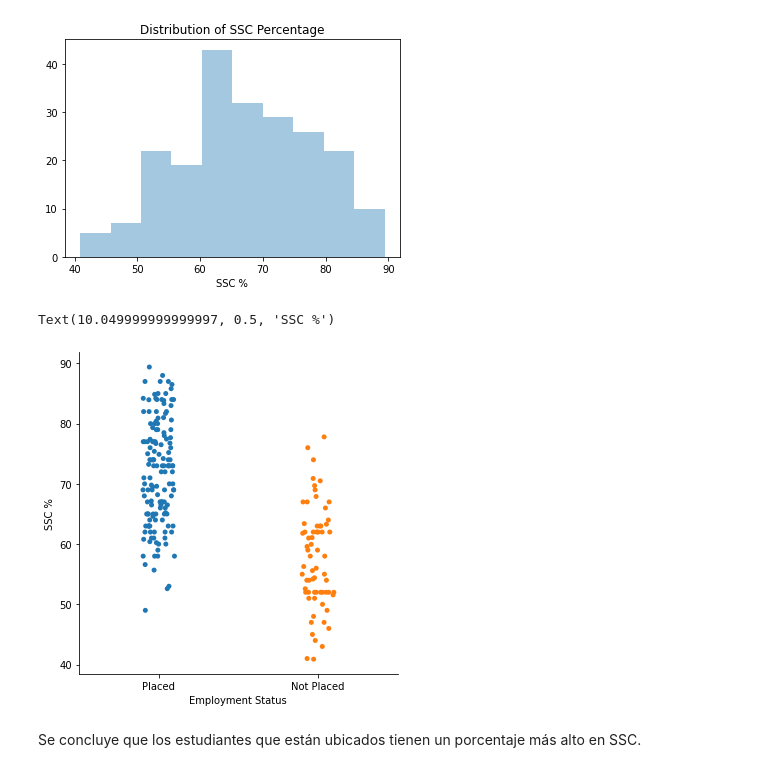
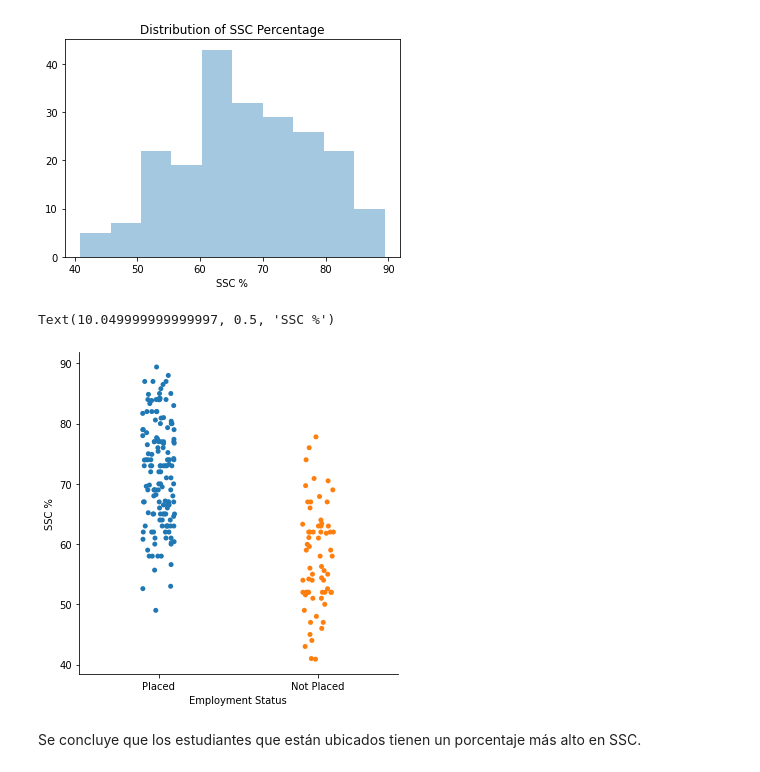
Before and after one commit to AriadneSandovalRoa/MAT281_portafolio, a Jupyter notebook: project/Grupo3_aplica_rise.ipynb, the cells around one changed output. Saved outputs shown, nothing was run; the diff lists cells and outputs as text; code cells hidden in the pictures.

```diff
--- a/project/Grupo3_aplica_rise.ipynb
+++ b/project/Grupo3_aplica_rise.ipynb
@@ -520,12 +532,12 @@ plt.xlabel('SSC %')
 Text(0.5, 0, 'SSC %')
 [figure]
 # %%
-sns.catplot(y='ssc_p', x='status', data=data)
+sns.catplot(y='ssc_p', x='status', data=data_n)
 plt.xlabel('Employment Status')
 plt.ylabel('SSC %')
 # %% [output]
 Text(10.049999999999997, 0.5, 'SSC %')
-[figure, old version]
+[figure, new version]
 # %% [markdown]
 Se concluye que los estudiantes que están ubicados tienen un porcentaje más alto en SSC.
 # %%
```
Also changed, not shown: parts of 50 cells of this notebook, 1 other file.
